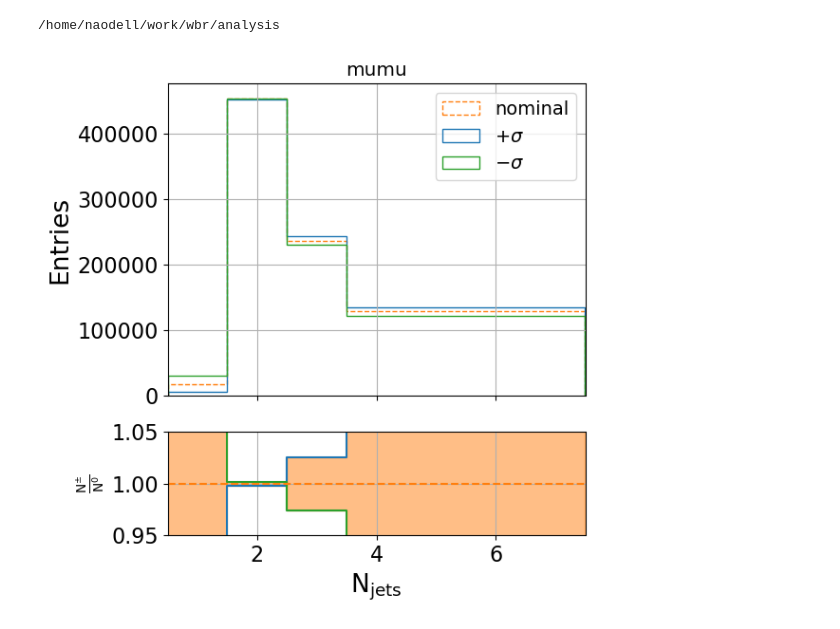
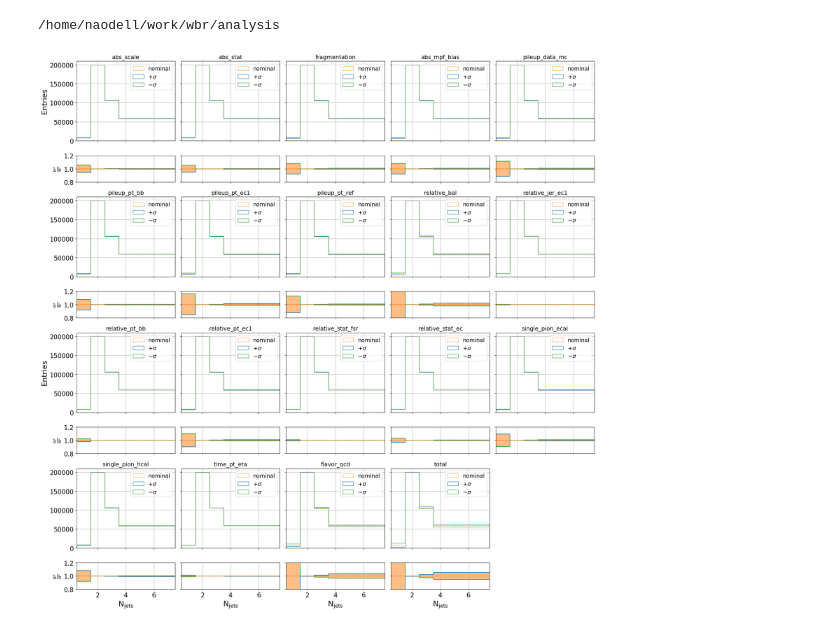
Before and after one commit to NWUHEP/analysis-tools, a Jupyter notebook: notebooks/shape_systematics_jets.ipynb, the cells around one changed output. Saved outputs shown, nothing was run; the diff lists cells and outputs as text; code cells hidden in the pictures.

```diff
--- a/notebooks/shape_systematics_jets.ipynb
+++ b/notebooks/shape_systematics_jets.ipynb
@@ -30,8 +31,8 @@ pt.set_default_style()
 # Get the data (unbinned)
 ### get the data and prepare labels
 
-selection = 'mumu'
-dm = pt.DataManager(input_dir     = f'local_data/flatuples/single_lepton_new/{selection}_2016',
+selection = 'ee'
+dm = pt.DataManager(input_dir     = f'local_data/flatuples/test_jes/{selection}_2016',
                     dataset_names = ['ttbar_inclusive'],
                     selection     = selection,
                     period        = 2016,
@@ -41,50 +42,60 @@ dm = pt.DataManager(input_dir     = f'local_data/flatuples/single_lepton_new/{se
 
 df = dm.get_dataframe('ttbar')
 # %%
-# make plots of the b tag multiplicity for each
-fig, axes = plt.subplots(2, 1, figsize=(6, 6), facecolor='white', sharex='col', gridspec_kw={'height_ratios':[3,1]})
-fig.subplots_adjust(hspace=0)
+# make plots of the jet multiplicity for JES
+fig, axes = plt.subplots(8, 5, figsize=(20, 20), facecolor='white', sharey='row', sharex='col', gridspec_kw={'height_ratios':4*[3,1,]})
+#fig.subplots_adjust(top=0.9)
+#fig.suptitle(f'{selection}')
 
 if selection in ['ee', 'emu', 'mumu']:
     bins = [0.5, 1.5, 2.5, 3.5, 7.5]
 elif selection in ['etau', 'mutau']:
     bins = [-0.5, 0.5, 1.5, 2.5, 3.5, 7.5]
 elif selection in ['e4j', 'mu4j']:
     bins = [2.5, 3.5, 4.5, 5.5, 7.5]
 brange = (bins[0], bins[-1])
 
-# JES
-ax = axes[0]
-h_nominal, b, _ = ax.hist(df.n_jets, bins=bins, color='C1', linestyle='--', histtype='step')
-h_plus, _, _ = ax.hist(df.n_jets_jes_up, bins=bins, color='C0', histtype='step')
-h_minus, _, _ = ax.hist(df.n_jets_jes_down, bins=bins, color='C2', histtype='step')
-#ax.fill_between(bins, h_plus[-1], h_minus[-1], color = 'C1', alpha=0.5, step='post')
-ax.legend(['nominal', r'$+\sigma$', r'$-\sigma$'], fontsize=14)
-ax.set_ylabel('Entries')
-ax.set_title(f'{selection}')
-ax.grid()
-ax.set_yscale('linear')
+for ix, name in enumerate(jec_source_names):
+    ax = axes[2*(ix//5), ix%5]
+    h_nominal, b, _ = ax.hist(df.n_jets, bins=bins, color='C1', linestyle='--', histtype='step')
+    h_plus, _, _ = ax.hist(df[f'n_jets_jes_{name}_up'], bins=bins, color='C0', histtype='step')
+    h_minus, _, _ = ax.hist(df[f'n_jets_jes_{name}_down'], bins=bins, color='C2', histtype='step')
+    #ax.fill_between(bins, h_plus[-1], h_minus[-1], color = 'C1', alpha=0.5, step='post')
+    ax.legend(['nominal', r'$+\sigma$', r'$-\sigma$'], fontsize=14)
+    ax.set_title(name)
+    ax.set_yscale('linear')
+    ax.set_xlim(brange)
+    ax.grid()
 
-ax = axes[1]
-x = bins
-y_up = h_plus/h_nominal
-y_down = h_minus/h_nominal
-y_up = np.append(y_up, y_up[-1])
-y_down = np.append(y_down, y_down[-1])
-ax.plot(x, y_up, 'C0', drawstyle='steps-post')
-ax.plot(x, y_down, 'C2', drawstyle='steps-post')
-ax.fill_between(x, y_up, y_down, color = 'C1', alpha=0.5, step='post')
-ax.plot(brange, [1, 1], 'C1--')
+    if ix%10 == 0:
+        ax.set_ylabel('Entries')
 
-ax.set_xlim(brange)
-ax.set_ylim(0.95, 1.05)
-ax.set_xlabel(r'$\sf N_{jets}$')
-ax.set_ylabel(r'$\sf \frac{N^{\pm}}{N^{0}}$', fontsize=14)
-ax.grid()
+    ax = axes[2*(ix//5)+1, ix%5]
+    x = bins
+    y_up = h_plus/h_nominal
+    y_down = h_minus/h_nominal
+    y_up = np.append(y_up, y_up[-1])
+    y_down = np.append(y_down, y_down[-1])
+    ax.plot(x, y_up, 'C0', drawstyle='steps-post')
+    ax.plot(x, y_down, 'C2', drawstyle='steps-post')
+    ax.fill_between(x, y_up, y_down, color = 'C1', alpha=0.5, step='post')
+    ax.plot(brange, [1, 1], 'C1--')
+    ax.set_ylim(0.8, 1.2)
+    ax.grid()
 
+    if ix//5 == 3:
+        ax.set_xlabel(r'$\sf N_{jets}$')
+
+    if ix%5 == 0:
+        ax.set_ylabel(r'$\sf \frac{N^{\pm}}{N^{0}}$', fontsize=14)
+
+# blank out last plot
+axes[-2][-1].axis('off')
+axes[-1][-1].axis('off')
+
+plt.tight_layout()
 plt.savefig(f'plots/systematics/{selection}_njets_jes.pdf')
-plt.tight_layout()
 plt.show()
 # %% [output]
-[figure, old version]
+[figure, new version]
 # %%
```
Also changed, not shown: parts of 6 cells of this notebook, 10 other files.
